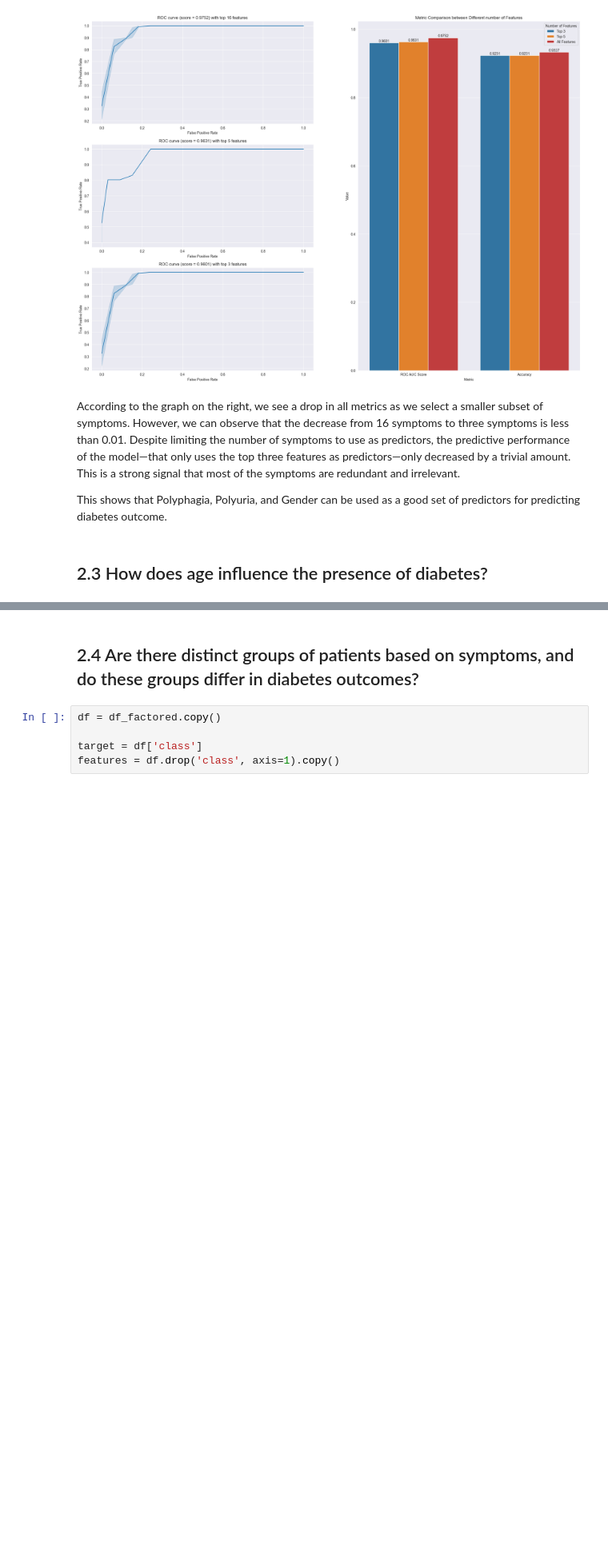
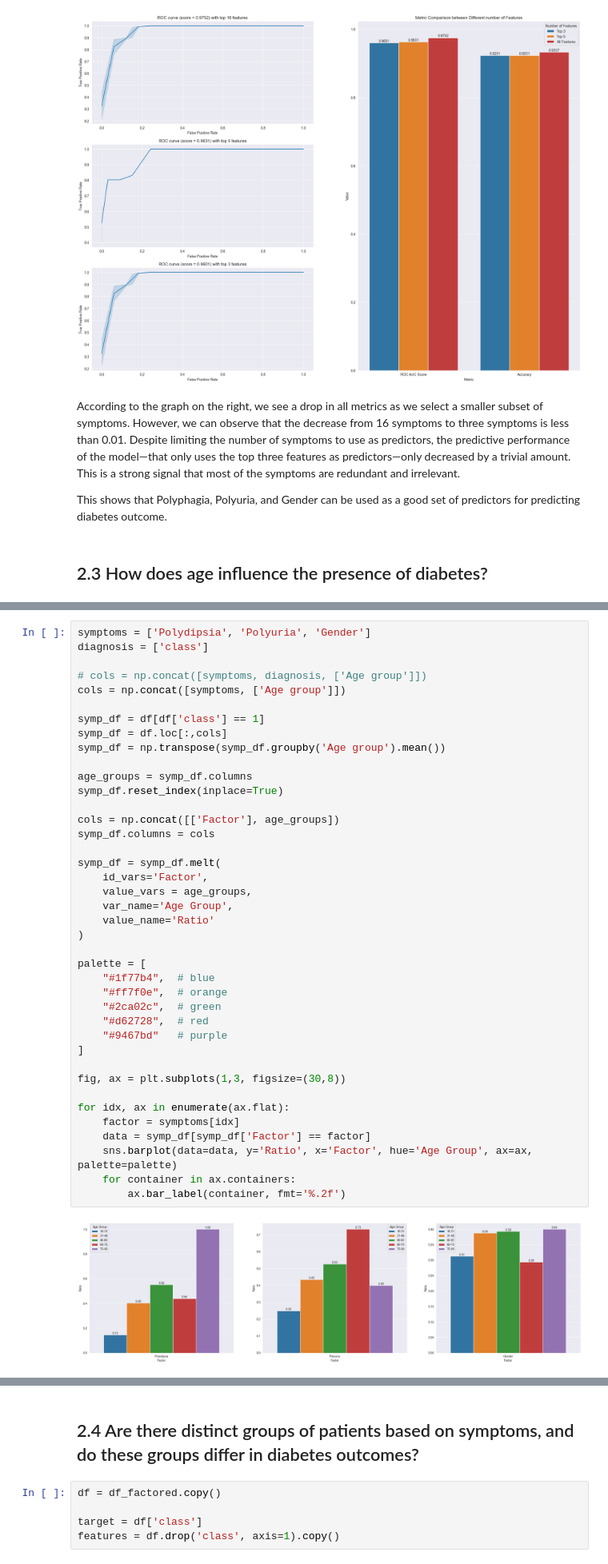
Before and after one commit to oo-Kwago-oo/diabetes-analysis-blog, a Jupyter notebook: analysis/final_analysis.ipynb, the cells around one changed output, grey strips where cells are left out. Shown at 80% size. Cells and saved outputs as stored; diff of their text form; blank space fills up the shorter version.

```diff
--- a/analysis/final_analysis.ipynb
+++ b/analysis/final_analysis.ipynb
@@ -376,0 +384,42 @@ From the graph above, we can see that as age increases, the percentage of diabet
+# %%
+symptoms = ['Polydipsia', 'Polyuria', 'Gender']
+diagnosis = ['class']
+
+# cols = np.concat([symptoms, diagnosis, ['Age group']])
+cols = np.concat([symptoms, ['Age group']])
+
+symp_df = df[df['class'] == 1]
+symp_df = df.loc[:,cols]
+symp_df = np.transpose(symp_df.groupby('Age group').mean())
+
+age_groups = symp_df.columns
+symp_df.reset_index(inplace=True)
+
+cols = np.concat([['Factor'], age_groups])
+symp_df.columns = cols
+
+symp_df = symp_df.melt(
+    id_vars='Factor',
+    value_vars = age_groups,
+    var_name='Age Group',
+    value_name='Ratio'
+)
+
+palette = [
+    "#1f77b4",  # blue
+    "#ff7f0e",  # orange
+    "#2ca02c",  # green
+    "#d62728",  # red
+    "#9467bd"   # purple
+]
+
+fig, ax = plt.subplots(1,3, figsize=(30,8))
+
+for idx, ax in enumerate(ax.flat):
+    factor = symptoms[idx]
+    data = symp_df[symp_df['Factor'] == factor]
+    sns.barplot(data=data, y='Ratio', x='Factor', hue='Age Group', ax=ax, palette=palette)
+    for container in ax.containers:
+        ax.bar_label(container, fmt='%.2f')
+# %% [output]
+[figure, added]
```
Also changed, not shown: parts of 5 cells of this notebook, 2 other files.
